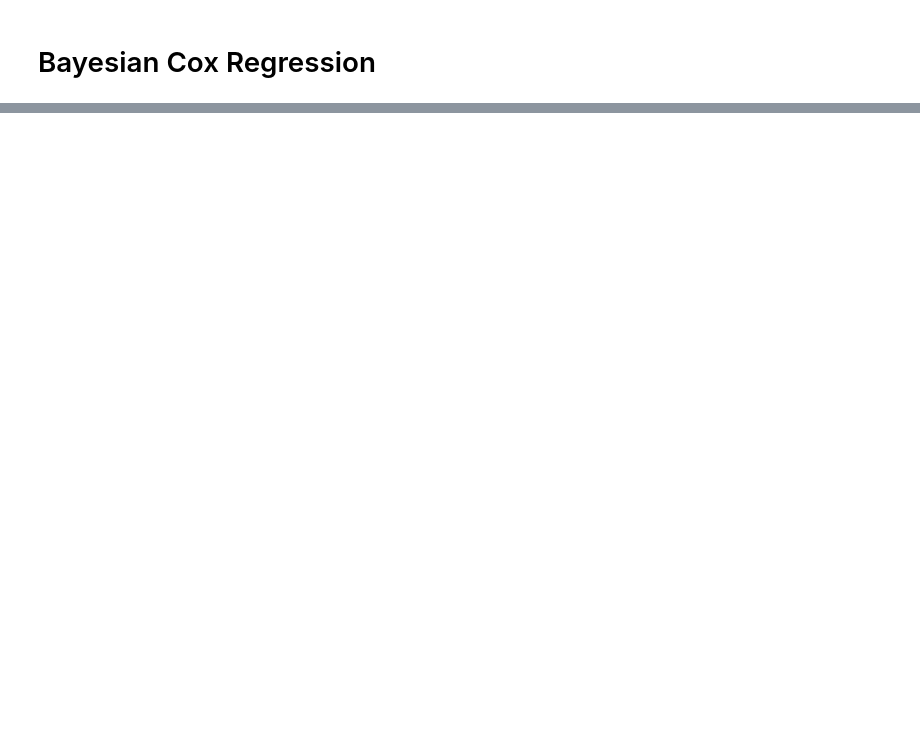
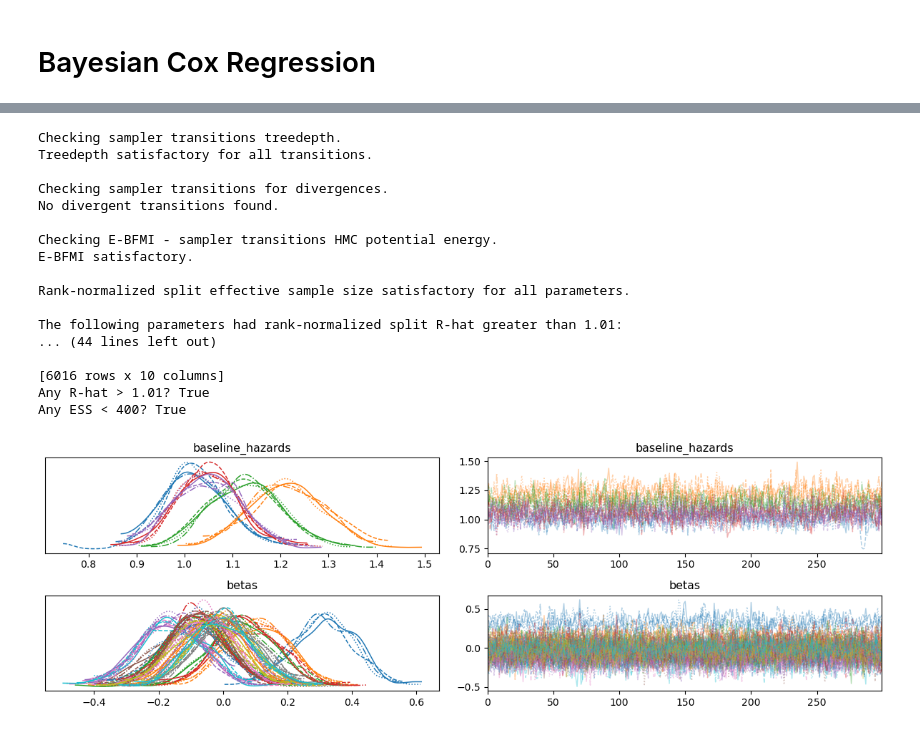
Before and after one commit to aleggs0/multipathogen-sero, a Jupyter notebook: notebooks/simulate_constant_foi.ipynb, the cells around one changed output, grey strips where cells are left out. Saved outputs shown, nothing was run; the diff lists cells and outputs as text; code cells hidden in the pictures; blank space fills up the shorter version.

```diff
--- a/notebooks/simulate_constant_foi.ipynb
+++ b/notebooks/simulate_constant_foi.ipynb
@@ -343,0 +357,2 @@ Any ESS < 400? False
+# %%
+model = CmdStanModel(stan_file= PROJ_ROOT / "multipathogen_sero" / "multiplex_serology.stan")
@@ -343,0 +362,11 @@ Any ESS < 400? False
+# %%
+fit = model.sample(
+    data=stan_data,
+    chains=4,
+    iter_sampling=300,
+    iter_warmup=50,
+    parallel_chains=4,
+    seed=123,
+    show_progress=True,
+    show_console=False
+)
@@ -343,0 +380,36 @@ Any ESS < 400? False
+# %%
+# Print summary
+print(fit.diagnose())
+print(fit.summary())
+
+# Check R-hat and ESS
+df_summary = fit.summary()
+print("Any R-hat > 1.01?", (df_summary["R_hat"] > 1.01).any())
+print("Any ESS < 400?", (df_summary["ESS_bulk"] < 400).any())
+
+# Optional: convert to ArviZ for easier plotting
+idata = az.from_cmdstanpy(posterior=fit)
+
+# Plot trace plots
+az.plot_trace(idata, var_names=["baseline_hazards", "betas"])
+plt.tight_layout()
+plt.show()
+# %% [output]
+Checking sampler transitions treedepth.
+Treedepth satisfactory for all transitions.
+
+Checking sampler transitions for divergences.
+No divergent transitions found.
+
+Checking E-BFMI - sampler transitions HMC potential energy.
+E-BFMI satisfactory.
+
+Rank-normalized split effective sample size satisfactory for all parameters.
+
+The following parameters had rank-normalized split R-hat greater than 1.01:
+... (44 lines left out)
+
+[6016 rows x 10 columns]
+Any R-hat > 1.01? True
+Any ESS < 400? True
+[figure, added]
```
Also changed, not shown: parts of 22 cells of this notebook, 5 other files.
